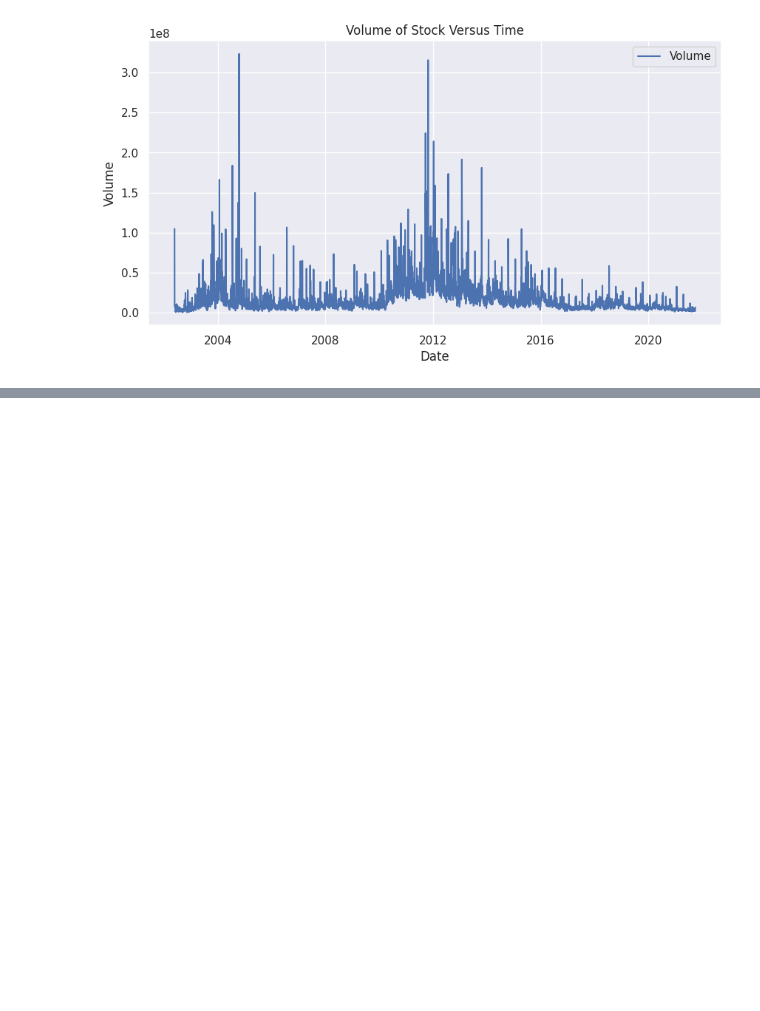
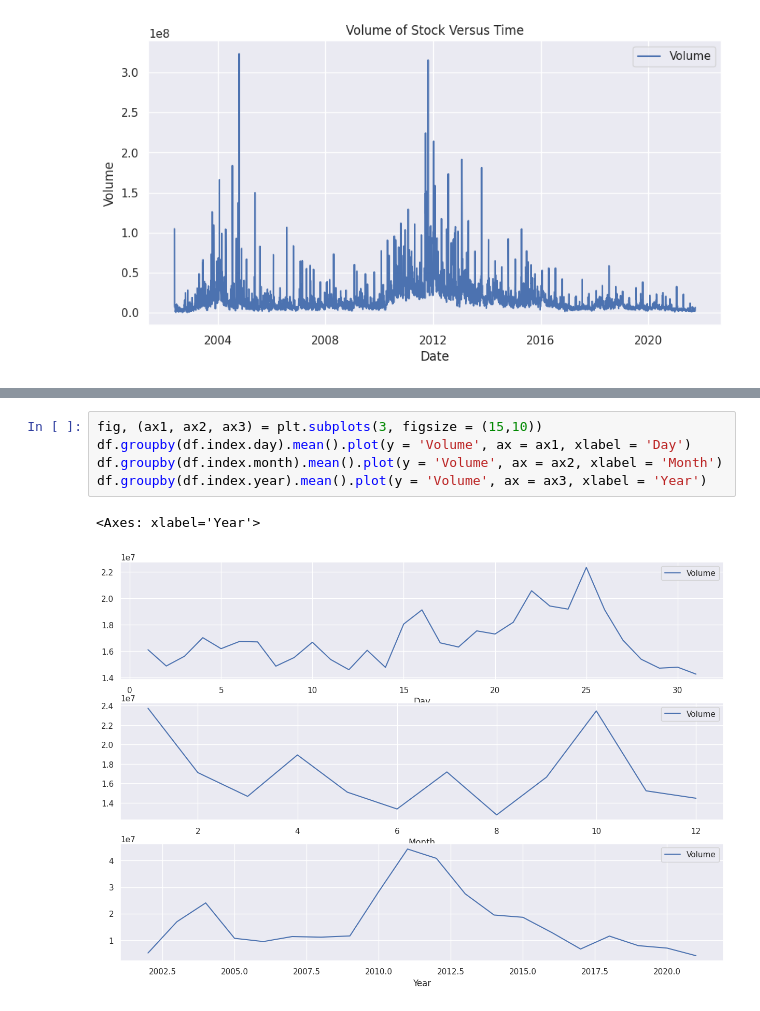
Before and after one commit to faarhaanfaarooq/Data-Analysis-Journey, a Jupyter notebook: Project_3_(Netflix_Stock_Analysis).ipynb, the cells around one changed output, grey strips where cells are left out. Drawn from its saved outputs; the diff is of its cells as text; blank space fills up the shorter version.

```diff
--- a/Project_3_(Netflix_Stock_Analysis).ipynb
+++ b/Project_3_(Netflix_Stock_Analysis).ipynb
@@ -38,0 +46,8 @@ Text(0.5, 1.0, 'Volume of Stock Versus Time')
+# %%
+fig, (ax1, ax2, ax3) = plt.subplots(3, figsize = (15,10))
+df.groupby(df.index.day).mean().plot(y = 'Volume', ax = ax1, xlabel = 'Day')
+df.groupby(df.index.month).mean().plot(y = 'Volume', ax = ax2, xlabel = 'Month')
+df.groupby(df.index.year).mean().plot(y = 'Volume', ax = ax3, xlabel = 'Year')
+# %% [output]
+<Axes: xlabel='Year'>
+[figure, added]
```
Also changed, not shown: parts of 2 cells of this notebook.
